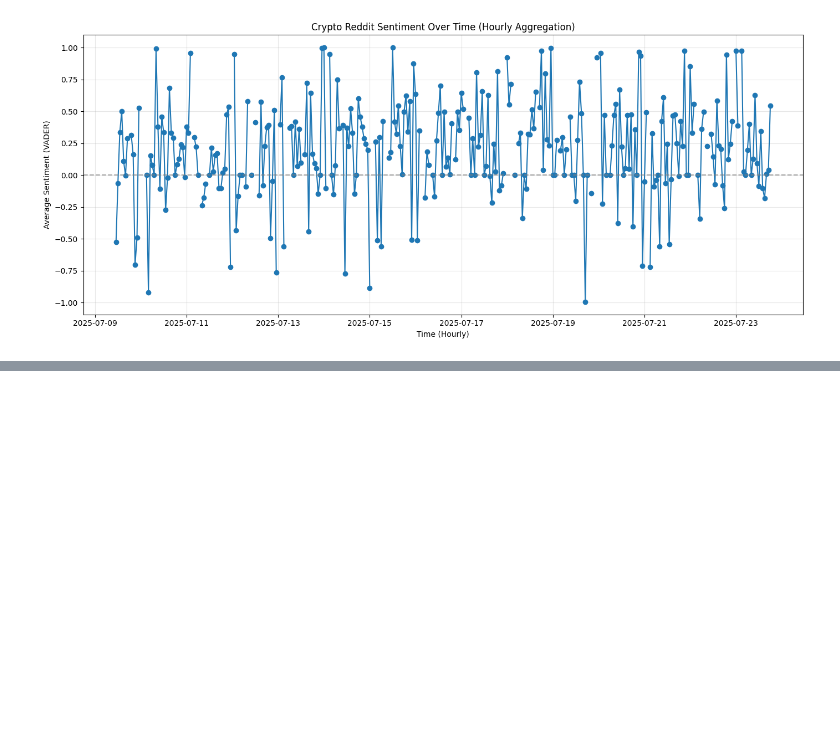
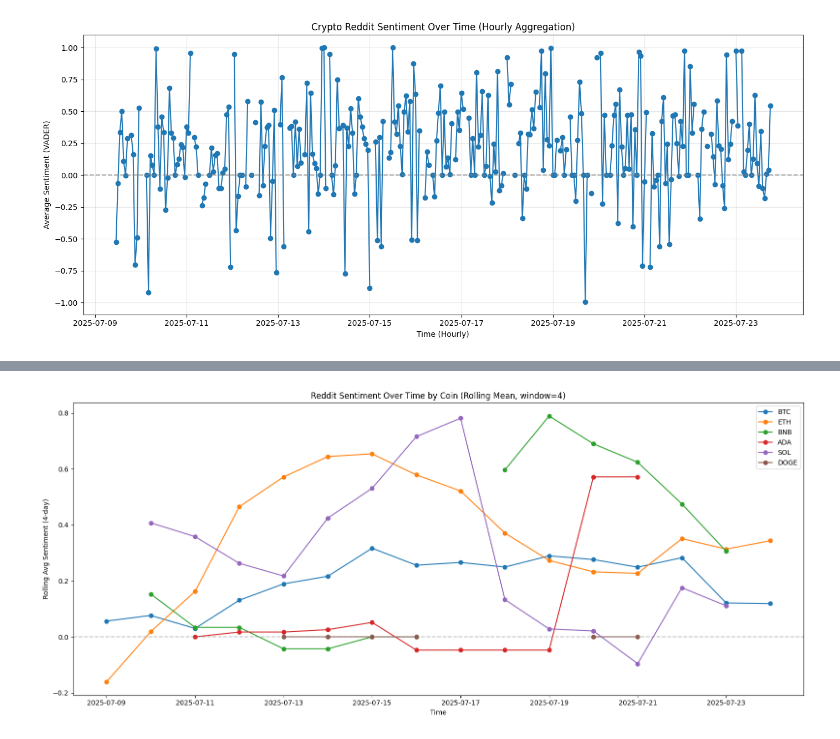
Before and after one commit to FeryGritli/crypto-sentiment-whales, a Jupyter notebook: notebooks/02_WebScraping_Reddit.ipynb, the cells around one changed output, grey strips where cells are left out. Cells and saved outputs as stored; diff of their text form; code cells hidden in the pictures; blank space fills up the shorter version.

```diff
--- a/notebooks/02_WebScraping_Reddit.ipynb
+++ b/notebooks/02_WebScraping_Reddit.ipynb
@@ -243,0 +497,28 @@ Saved to reddit_crypto_posts_with_coins.csv
+# %%
+import pandas as pd
+import matplotlib.pyplot as plt
+
+# Load your daily aggregated data
+df = pd.read_csv("reddit_sentiment_daily_by_coin.csv", parse_dates=["timestamp"])
+
+coins_to_plot = ["BTC", "ETH", "BNB", "ADA", "SOL", "DOGE"]
+window_size = 4  # You can adjust this (3-7 is common for daily data)
+
+plt.figure(figsize=(16, 7))
+for coin in coins_to_plot:
+    coin_df = df[df["coin"] == coin].copy()
+    # Sort by timestamp just in case
+    coin_df = coin_df.sort_values("timestamp")
+    # Rolling mean
+    coin_df["rolling_sentiment"] = coin_df["avg_sentiment"].rolling(window=window_size, min_periods=1, center=True).mean()
+    plt.plot(coin_df["timestamp"], coin_df["rolling_sentiment"], marker="o", label=coin)
+
+plt.axhline(0, color="gray", linestyle="--", alpha=0.5)
+plt.xlabel("Time")
+plt.ylabel(f"Rolling Avg Sentiment ({window_size}-day)")
+plt.title(f"Reddit Sentiment Over Time by Coin (Rolling Mean, window={window_size})")
+plt.legend()
+plt.tight_layout()
+plt.show()
+# %% [output]
+[figure, added]
```
Also changed, not shown: parts of 11 cells of this notebook.
